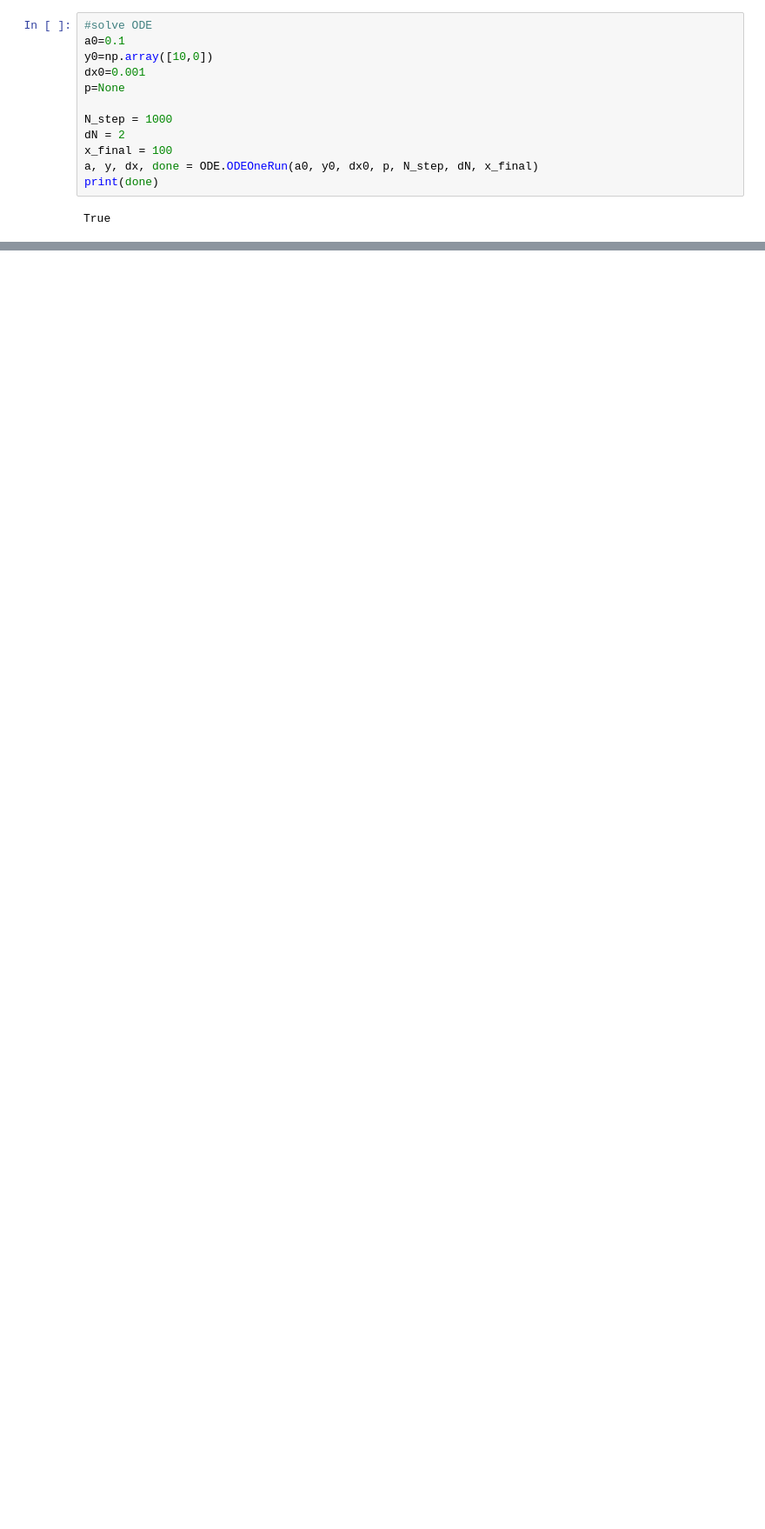
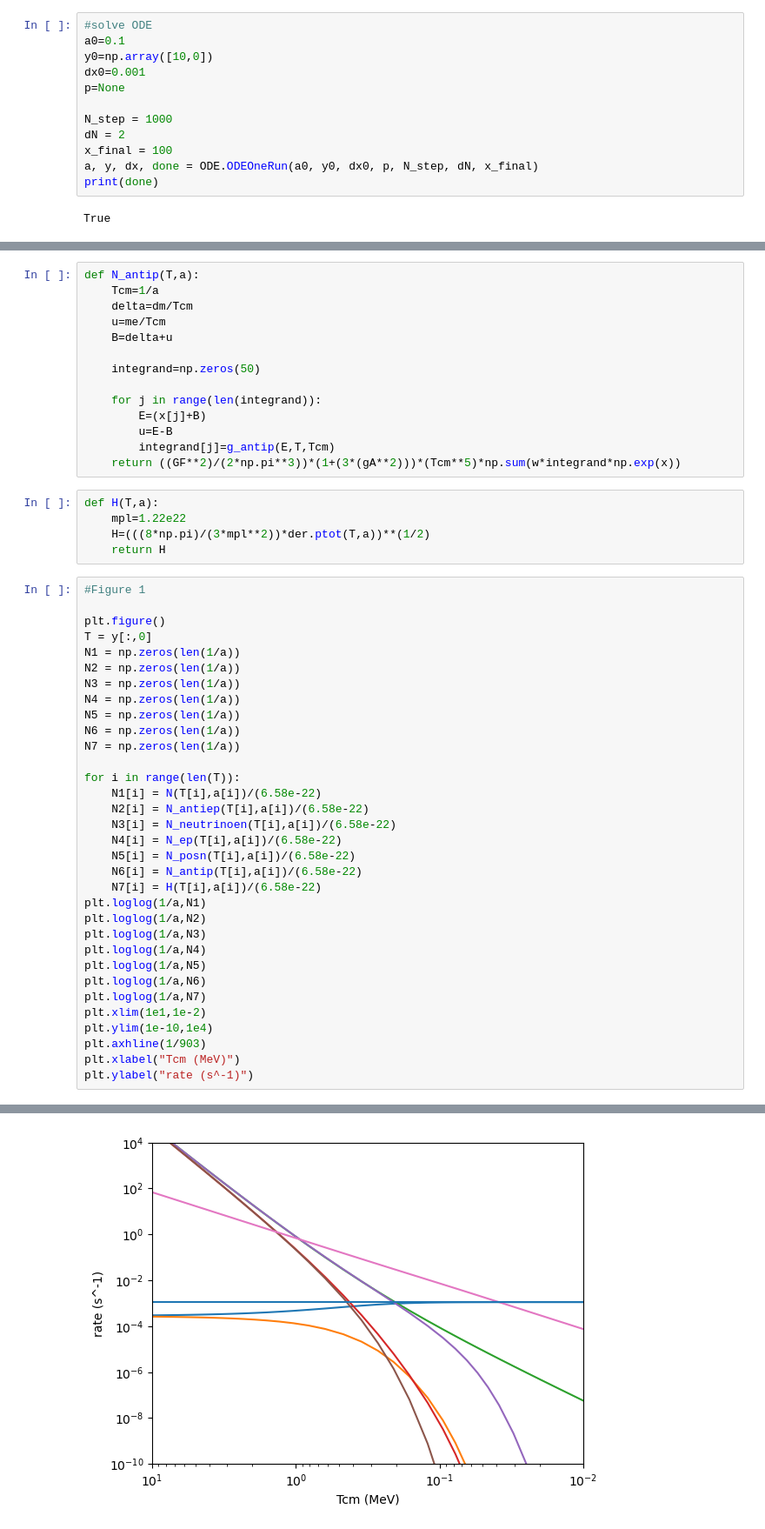
Before and after one commit to nuLABatUSD/BBN_evolve, a Jupyter notebook: WeakRatesNeutron.ipynb, the cells around one changed output, grey strips where cells are left out. Shown at 87% size. Saved outputs shown, nothing was run; the diff lists cells and outputs as text; blank space fills up the shorter version.

```diff
--- a/WeakRatesNeutron.ipynb
+++ b/WeakRatesNeutron.ipynb
@@ -70,0 +184,53 @@ plt.axhline(1/903)
+# %%
+def N_antip(T,a):
+    Tcm=1/a
+    delta=dm/Tcm
+    u=me/Tcm
+    B=delta+u
+
+    integrand=np.zeros(50)
+
+    for j in range(len(integrand)):
+        E=(x[j]+B)
+        u=E-B
+        integrand[j]=g_antip(E,T,Tcm)
+    return ((GF**2)/(2*np.pi**3))*(1+(3*(gA**2)))*(Tcm**5)*np.sum(w*integrand*np.exp(x))
+# %%
+def H(T,a):
+    mpl=1.22e22
+    H=(((8*np.pi)/(3*mpl**2))*der.ptot(T,a))**(1/2)
+    return H
+# %%
+#Figure 1
+
+plt.figure()
+T = y[:,0]
+N1 = np.zeros(len(1/a))
+N2 = np.zeros(len(1/a))
+N3 = np.zeros(len(1/a))
+N4 = np.zeros(len(1/a))
+N5 = np.zeros(len(1/a))
+N6 = np.zeros(len(1/a))
+N7 = np.zeros(len(1/a))
+
+for i in range(len(T)):
+    N1[i] = N(T[i],a[i])/(6.58e-22)
+    N2[i] = N_antiep(T[i],a[i])/(6.58e-22)
+    N3[i] = N_neutrinoen(T[i],a[i])/(6.58e-22)
+    N4[i] = N_ep(T[i],a[i])/(6.58e-22)
+    N5[i] = N_posn(T[i],a[i])/(6.58e-22)
+    N6[i] = N_antip(T[i],a[i])/(6.58e-22)
+    N7[i] = H(T[i],a[i])/(6.58e-22)
+plt.loglog(1/a,N1)
+plt.loglog(1/a,N2)
+plt.loglog(1/a,N3)
+plt.loglog(1/a,N4)
+plt.loglog(1/a,N5)
+plt.loglog(1/a,N6)
+plt.loglog(1/a,N7)
+plt.xlim(1e1,1e-2)
+plt.ylim(1e-10,1e4)
+plt.axhline(1/903)
+plt.xlabel("Tcm (MeV)")
+plt.ylabel("rate (s^-1)")
+# %% [output]
@@ -70,0 +238 @@ plt.axhline(1/903)
+[figure, added]
```
Also changed, not shown: parts of 19 cells of this notebook, 1 other file.
